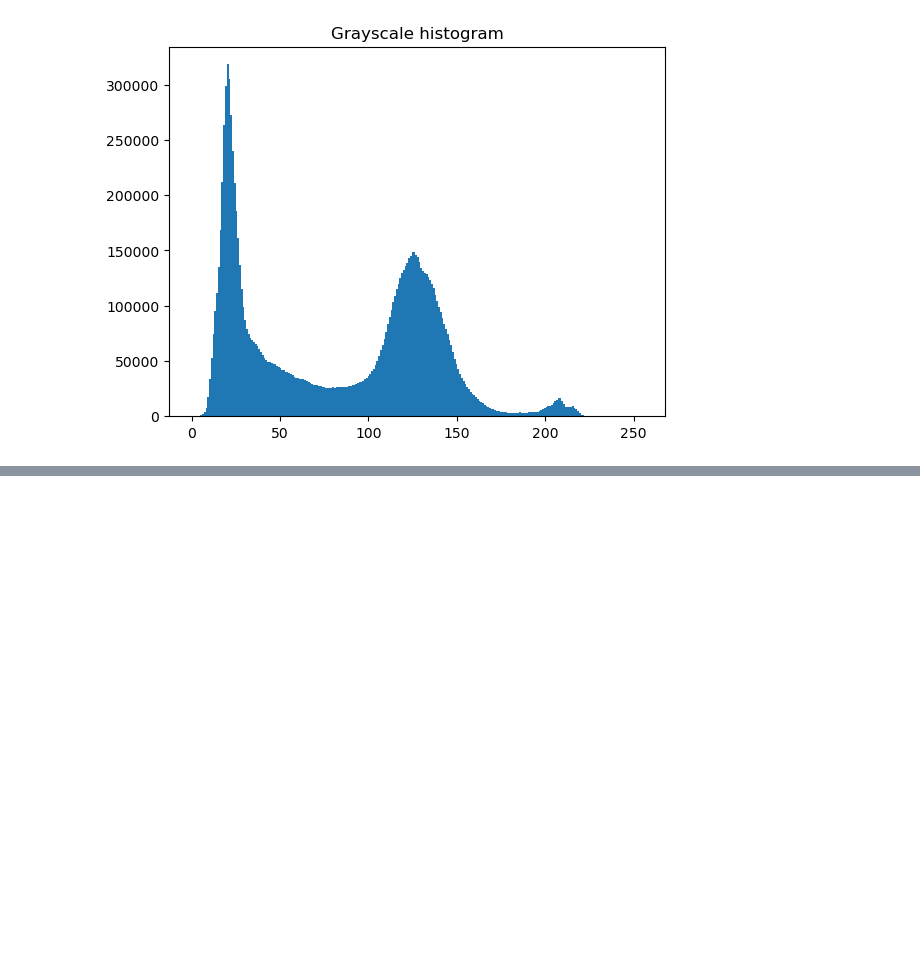
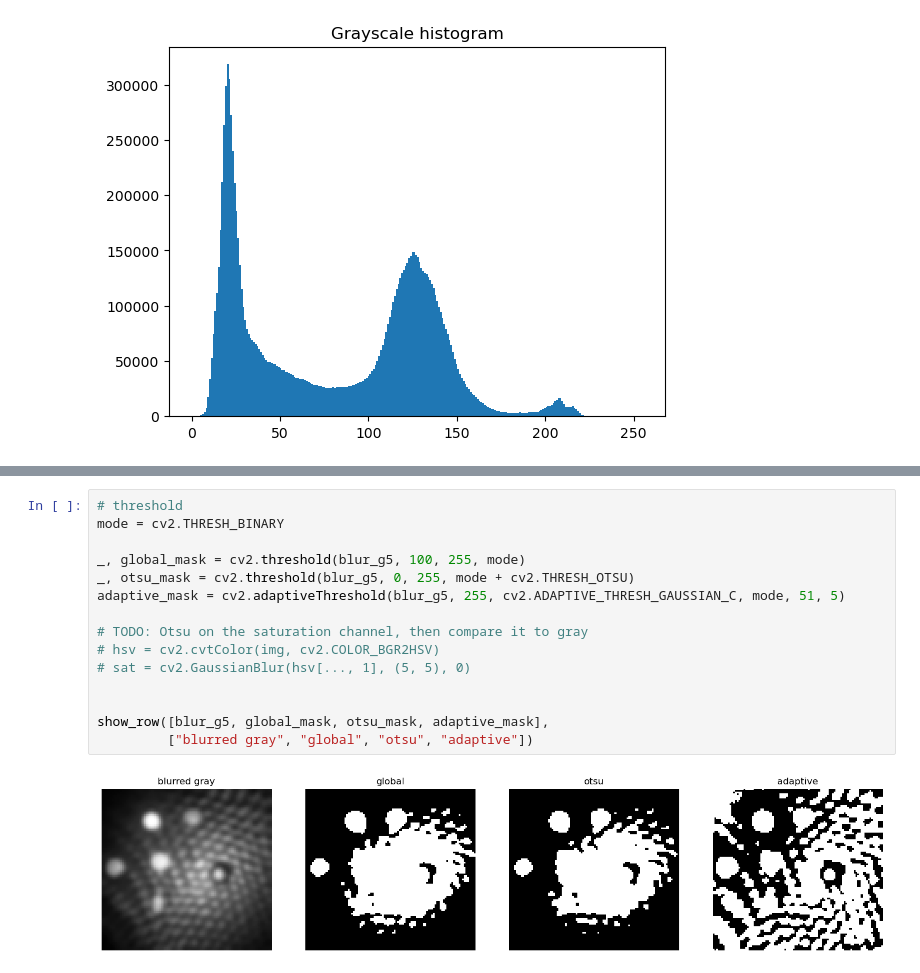
Before and after one commit to wolves041231/pill-counter-opencv, a Jupyter notebook: counts.ipynb, the cells around one changed output, grey strips where cells are left out. Saved outputs shown, nothing was run; the diff lists cells and outputs as text; blank space fills up the shorter version.

```diff
--- a/counts.ipynb
+++ b/counts.ipynb
@@ -37,0 +75,17 @@ plt.show()
+# %%
+# threshold
+mode = cv2.THRESH_BINARY
+
+_, global_mask = cv2.threshold(blur_g5, 100, 255, mode)
+_, otsu_mask = cv2.threshold(blur_g5, 0, 255, mode + cv2.THRESH_OTSU)
+adaptive_mask = cv2.adaptiveThreshold(blur_g5, 255, cv2.ADAPTIVE_THRESH_GAUSSIAN_C, mode, 51, 5)
+
+# TODO: Otsu on the saturation channel, then compare it to gray
+# hsv = cv2.cvtColor(img, cv2.COLOR_BGR2HSV)
+# sat = cv2.GaussianBlur(hsv[..., 1], (5, 5), 0)
+
+
+show_row([blur_g5, global_mask, otsu_mask, adaptive_mask],
+         ["blurred gray", "global", "otsu", "adaptive"])
+# %% [output]
+[figure, added]
```
Also changed, not shown: parts of 6 cells of this notebook.
